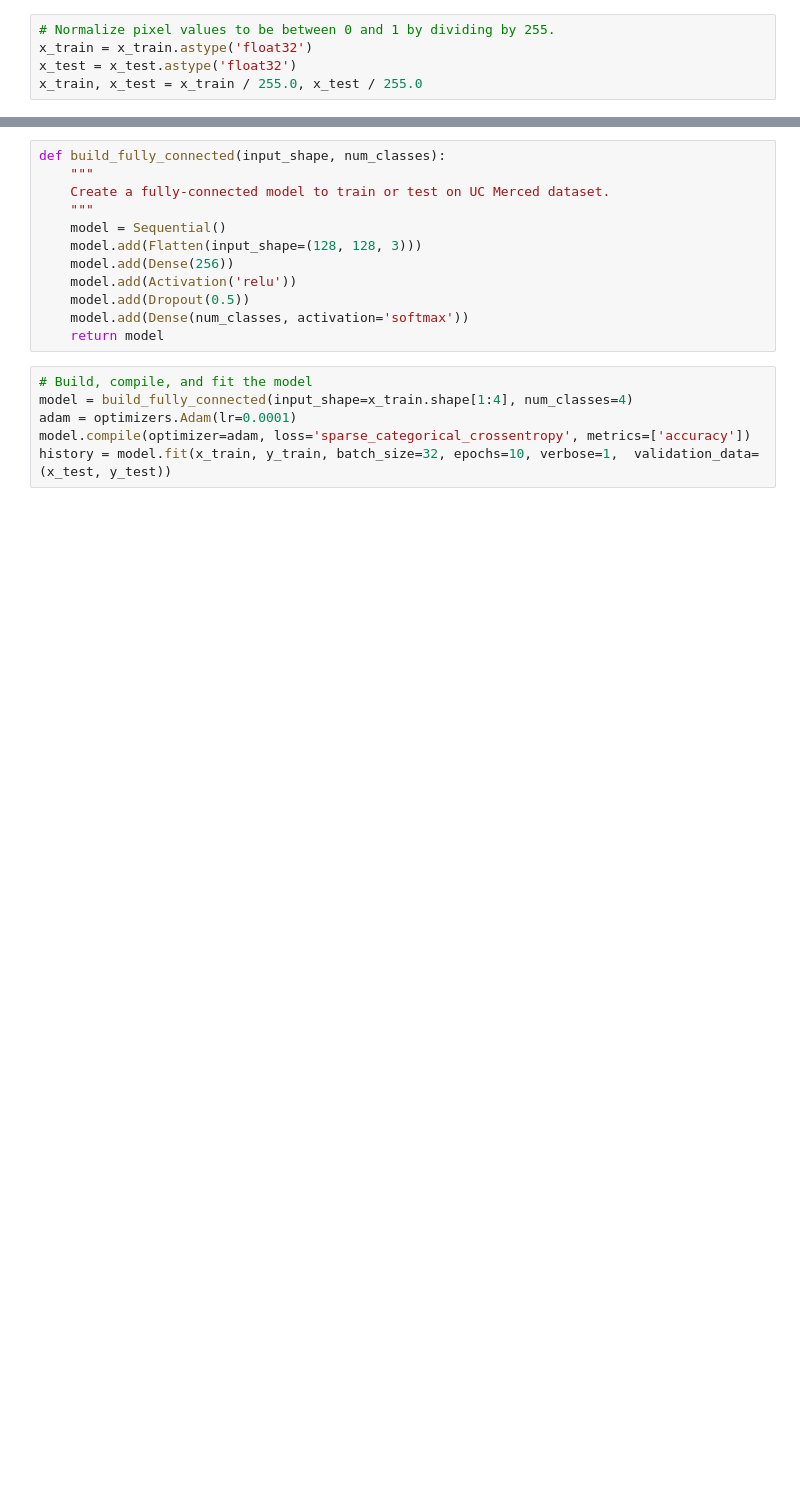
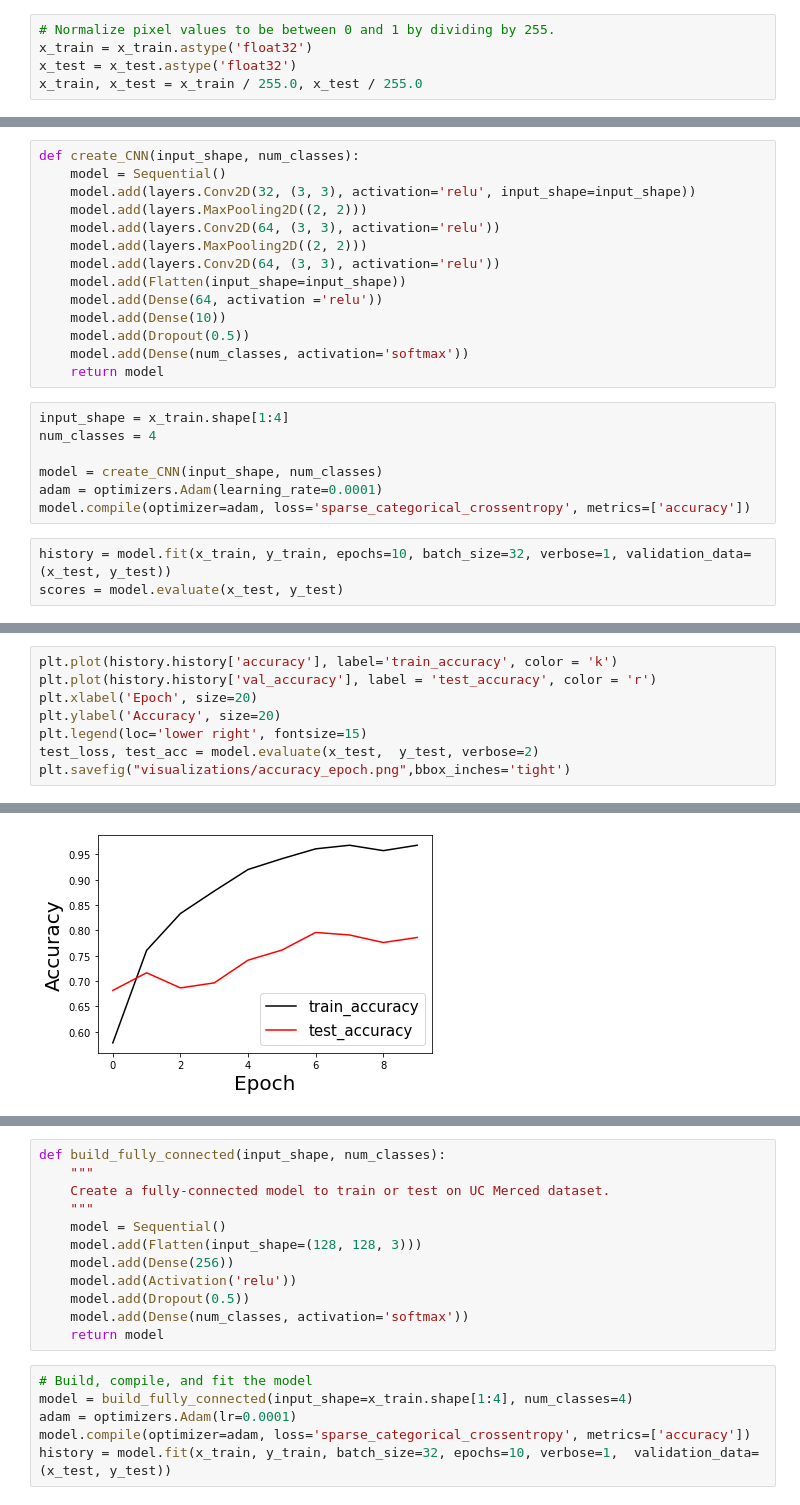
Before and after one commit to kcristinaa/Neural-Networks-TrafficSigns, a Jupyter notebook: TrafficSignsCNN.ipynb, the cells around one changed output, grey strips where cells are left out. Saved outputs shown, nothing was run; the diff lists cells and outputs as text; blank space fills up the shorter version.

```diff
--- a/TrafficSignsCNN.ipynb
+++ b/TrafficSignsCNN.ipynb
@@ -87,0 +108,24 @@ print(x_test.shape[0], 'test samples')
+# %%
+def create_CNN(input_shape, num_classes):
+    model = Sequential()
+    model.add(layers.Conv2D(32, (3, 3), activation='relu', input_shape=input_shape))
+    model.add(layers.MaxPooling2D((2, 2)))
+    model.add(layers.Conv2D(64, (3, 3), activation='relu'))
+    model.add(layers.MaxPooling2D((2, 2)))
+    model.add(layers.Conv2D(64, (3, 3), activation='relu'))
+    model.add(Flatten(input_shape=input_shape))
+    model.add(Dense(64, activation ='relu'))
+    model.add(Dense(10))
+    model.add(Dropout(0.5))
+    model.add(Dense(num_classes, activation='softmax'))
+    return model
+# %%
+input_shape = x_train.shape[1:4]
+num_classes = 4
+
+model = create_CNN(input_shape, num_classes)
+adam = optimizers.Adam(learning_rate=0.0001)
+model.compile(optimizer=adam, loss='sparse_categorical_crossentropy', metrics=['accuracy'])
+# %%
+history = model.fit(x_train, y_train, epochs=10, batch_size=32, verbose=1, validation_data=(x_test, y_test))
+scores = model.evaluate(x_test, y_test)
@@ -87,0 +150,9 @@ print(x_test.shape[0], 'test samples')
+# %%
+plt.plot(history.history['accuracy'], label='train_accuracy', color = 'k')
+plt.plot(history.history['val_accuracy'], label = 'test_accuracy', color = 'r')
+plt.xlabel('Epoch', size=20)
+plt.ylabel('Accuracy', size=20)
+plt.legend(loc='lower right', fontsize=15)
+test_loss, test_acc = model.evaluate(x_test,  y_test, verbose=2)
+plt.savefig("visualizations/accuracy_epoch.png",bbox_inches='tight')
+# %% [output]
@@ -87,0 +160 @@ print(x_test.shape[0], 'test samples')
+[figure, added]
```
Also changed, not shown: parts of 30 cells of this notebook, 3 other files.
